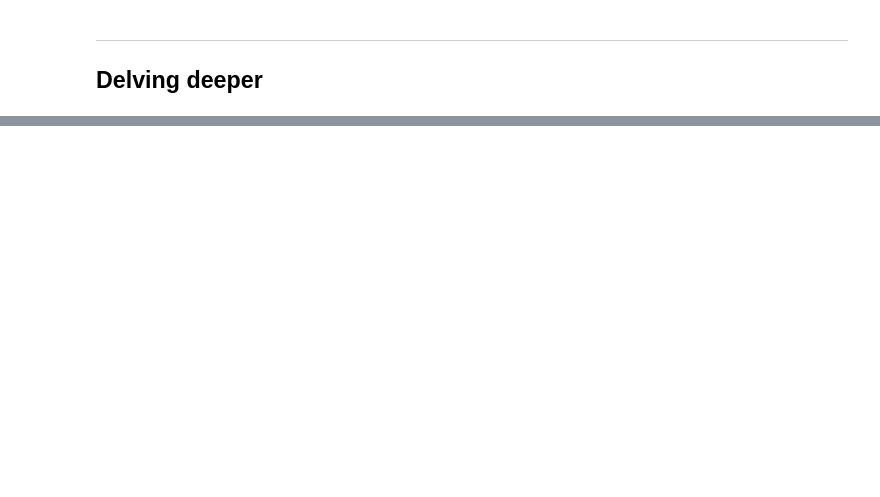
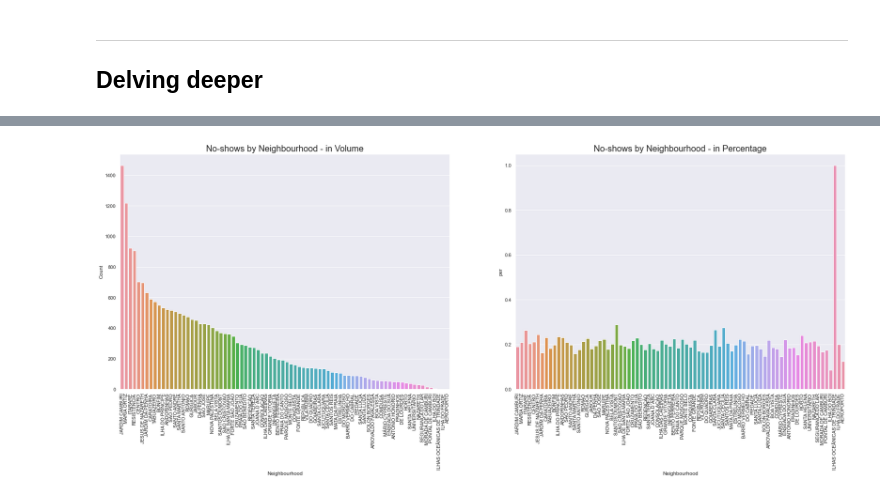
Before and after one commit to Yamamuen/da2, a Jupyter notebook: Project_2.ipynb, the cells around one changed output, grey strips where cells are left out. Drawn from its saved outputs; the diff is of its cells as text; code cells hidden in the pictures; blank space fills up the shorter version.

```diff
--- a/Project_2.ipynb
+++ b/Project_2.ipynb
@@ -106,0 +254,8 @@ From the initial exploratory analysis above it seems like there is no clear rela
+# %%
+nei = df.groupby(['Neighbourhood','No-show'], as_index=False)['Age'].count()
+
+nei['per'] = nei.groupby('Neighbourhood')['Age'].transform(lambda x: x/x.sum())
+nei.rename(columns={'Age':'Count'},inplace = True)
+
+tot_nei = nei.copy()
+nei[nei['No-show']=='Yes'].sort_values('Count', ascending = False)
@@ -106,0 +276,15 @@ From the initial exploratory analysis above it seems like there is no clear rela
+# %%
+nei = nei[nei['No-show']=='Yes'].sort_values('Count', ascending = False)
+nei.sort_values('Count', ascending = False, inplace = True)
+plt.figure(figsize=(30,10))
+sns.set()
+plt.subplot(121)
+sns.barplot(x='Neighbourhood', y ='Count', data = nei, ci = None);
+plt.xticks(rotation=90);
+plt.title("No-shows by Neighbourhood - in Volume", fontsize=20)
+plt.subplot(122)
+sns.barplot(x='Neighbourhood', y ='per', data = nei,ci = None);
+plt.xticks(rotation=90);
+plt.title("No-shows by Neighbourhood - in Percentage", fontsize=20);
+# %% [output]
+[figure, added]
```
Also changed, not shown: parts of 38 cells of this notebook.
